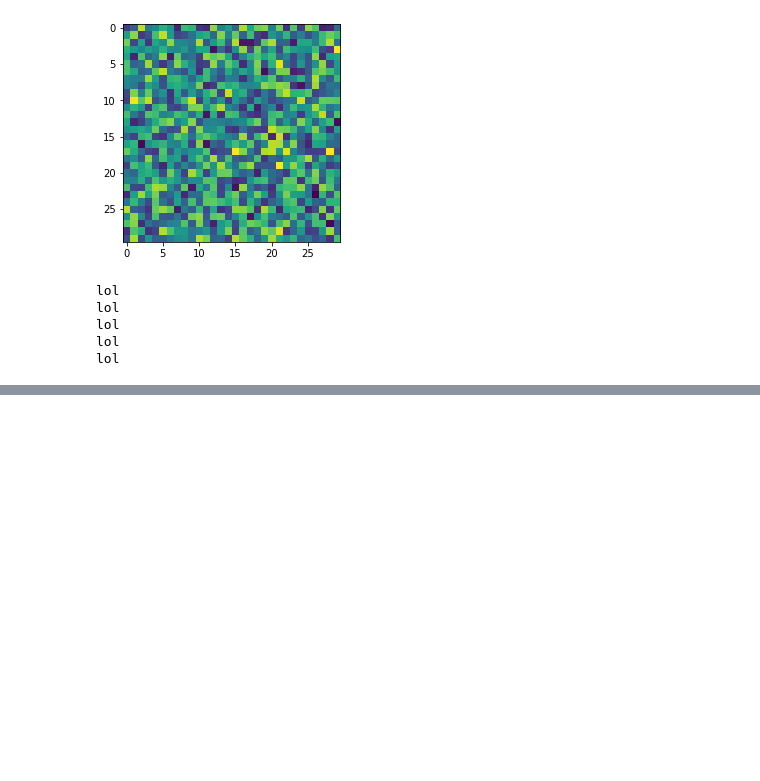
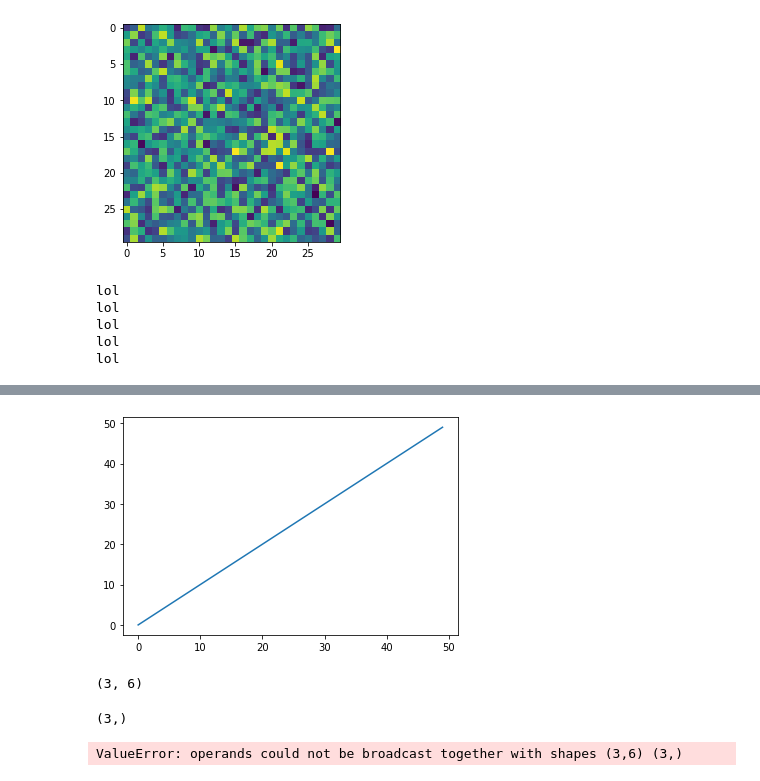
Before and after one commit to MartinPdeS/OCT_calibration, a Jupyter notebook: Untitled.ipynb, the cells around one changed output, grey strips where cells are left out. Saved outputs shown, nothing was run; the diff lists cells and outputs as text; code cells hidden in the pictures; blank space fills up the shorter version.

```diff
--- a/Untitled.ipynb
+++ b/Untitled.ipynb
@@ -49,0 +112,4 @@ array([6.95174024e-310, 1.23358654e-311, 6.95174073e-310, 9.88131292e-324,
+# %%
+data = np.arange(50)
+a = g(data,3)
+a
@@ -49,0 +153,20 @@ array([6.95174024e-310, 1.23358654e-311, 6.95174073e-310, 9.88131292e-324,
+# %%
+plt.plot(data)
+plt.show()
+# %% [output]
+[figure, added]
+# %%
+x1 = np.arange(18).reshape((3, 6))
+np.shape(x1)
+# %% [output]
+(3, 6)
+# %%
+x2 = np.arange(3.0)
+np.shape(x2)
+# %% [output]
+(3,)
+# %%
+res = np.multiply(x1, x2)
+np.shape(res)
+# %% [output]
+ValueError: operands could not be broadcast together with shapes (3,6) (3,)
```
Also changed, not shown: parts of 11 cells of this notebook, 4 other files.
